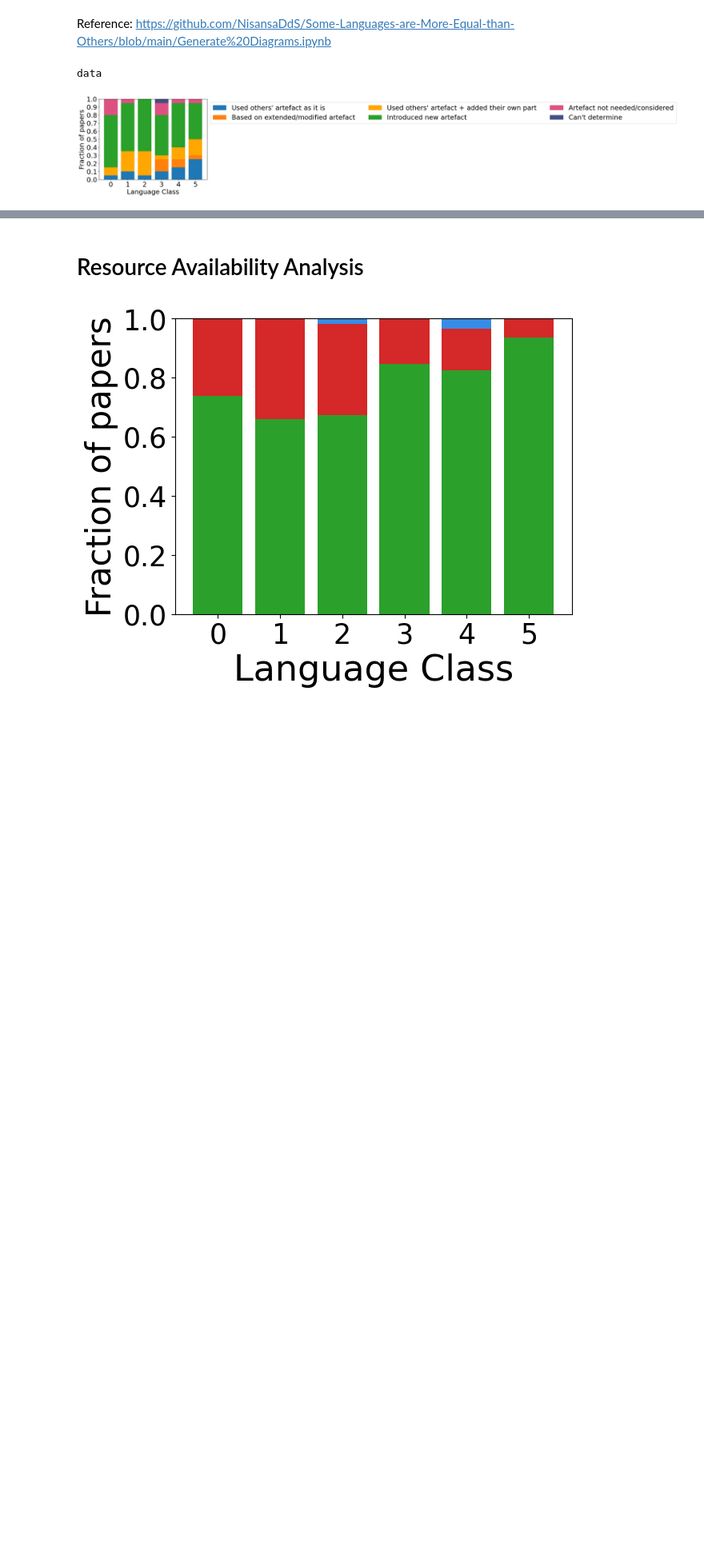
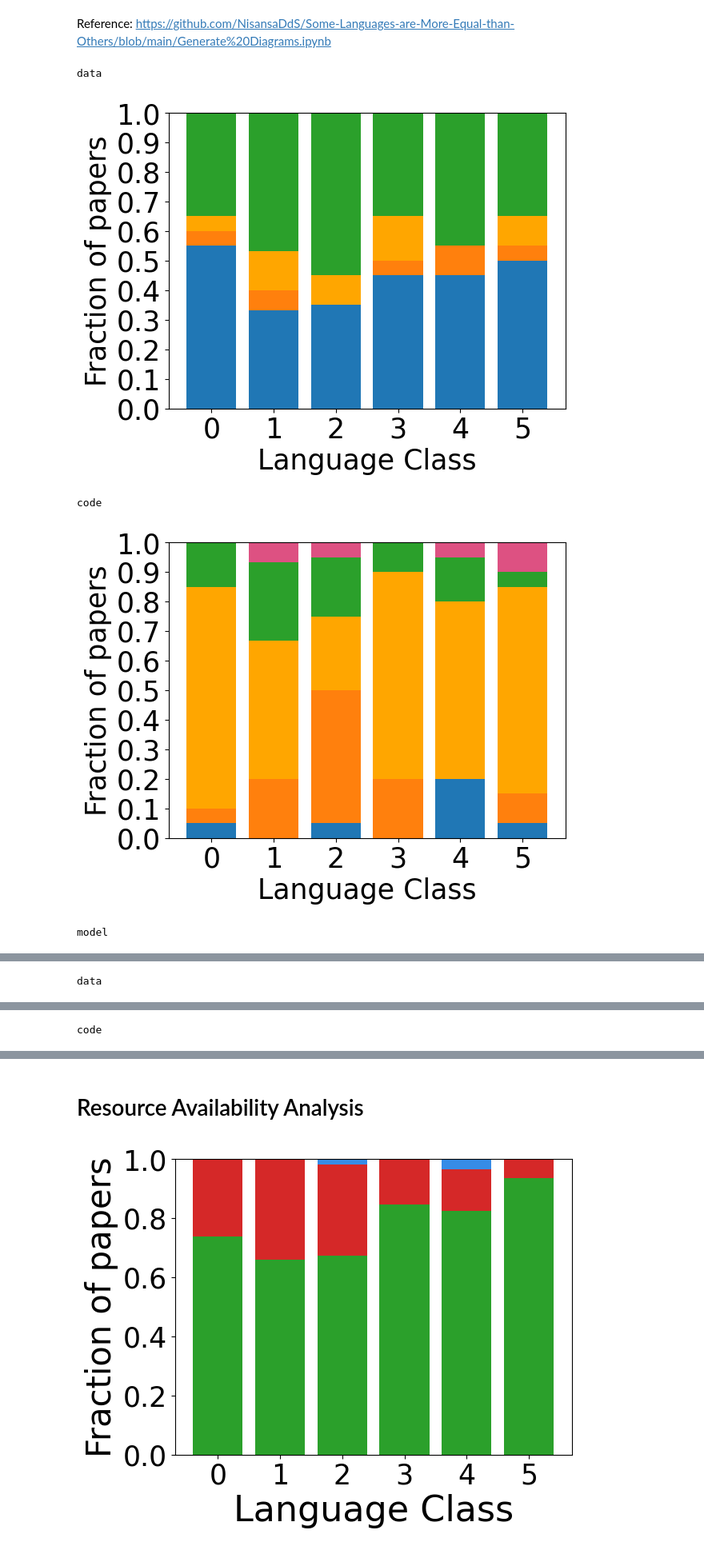
Before and after one commit to dilithjay/Shoulders-of-Giants, a Jupyter notebook: Generate Graphs.ipynb, the cells around one changed output, grey strips where cells are left out. Shown at 80% size. Saved outputs shown, nothing was run; the diff lists cells and outputs as text; code cells hidden in the pictures; blank space fills up the shorter version.

Commit message:
Add inputs and outputs

```diff
--- a/Generate Graphs.ipynb
+++ b/Generate Graphs.ipynb
@@ -11,7 +11,7 @@ from math import log10
 
 plt.rcParams.update({'font.size': 25})
 # %%
-fig_save_dir = "SavedFigures"
+fig_save_dir = "outputs"
 # %%
 lang_classes = tuple(map(str, range(6)))
 resource_types = ("data", "code", "model")
@@ -76,7 +76,7 @@ def create_plot(weight_counts, resource_type, conf, width=0.8):
         bottom += weight_count
 
     # ax.set_title(f"Availability of {resource_type.capitalize()}")
-    ax.legend(loc='upper left', bbox_to_anchor=(1, 1), ncol=3)
+    # ax.legend(loc='upper left', bbox_to_anchor=(1, 1), ncol=3)
 
     plt.ylabel("Fraction of papers")
     plt.xlabel("Language Class")
@@ -84,8 +84,8 @@ def create_plot(weight_counts, resource_type, conf, width=0.8):
     plt.yticks(np.arange(0, 1.1, 0.1))
 
 
-    filename = f"classwise_resource_usage_{conf}-{resource_type}.png"
-    plt.savefig(os.path.join(fig_save_dir, filename), bbox_inches='tight', dpi=500, format="png")
+    filename = f"classwise_resource_usage_{conf}-{resource_type}.pdf"
+    plt.savefig(os.path.join(fig_save_dir, filename), bbox_inches='tight', dpi=500, format="pdf")
     plt.show()
 # %%
 def get_resource_weight_counts(conf, resource_type):
@@ -102,13 +102,16 @@ def get_resource_weight_counts(conf, resource_type):
     return weight_counts
 # %%
 as_fraction = True
-for conf in ("LREC",):
+for conf in ("Main", "LREC", "Other"):
     for resource_type in resource_values:
         print(resource_type)
         weight_counts = get_resource_weight_counts(conf, resource_type)
         if as_fraction:
             weight_counts = normalize_counts(weight_counts, resource_type)
         create_plot(weight_counts, resource_type, conf)
 # %% [output]
 data
-[figure, old version]
+[figure, new version]
+code
+[figure, added]
+model
@@ -114,0 +119 @@ data
+data
@@ -114,0 +121 @@ data
+code
```
Also changed, not shown: parts of 14 cells of this notebook, 53 other files.
